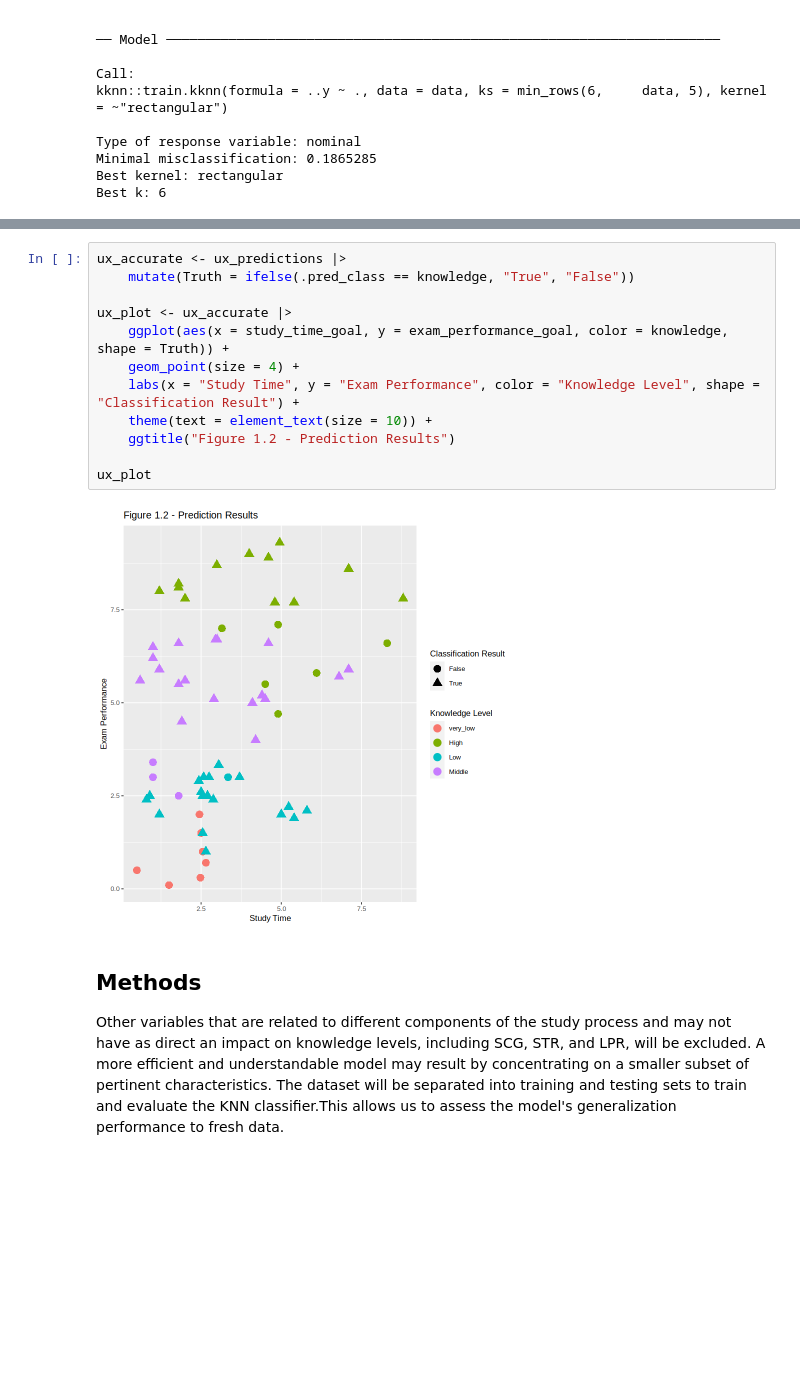
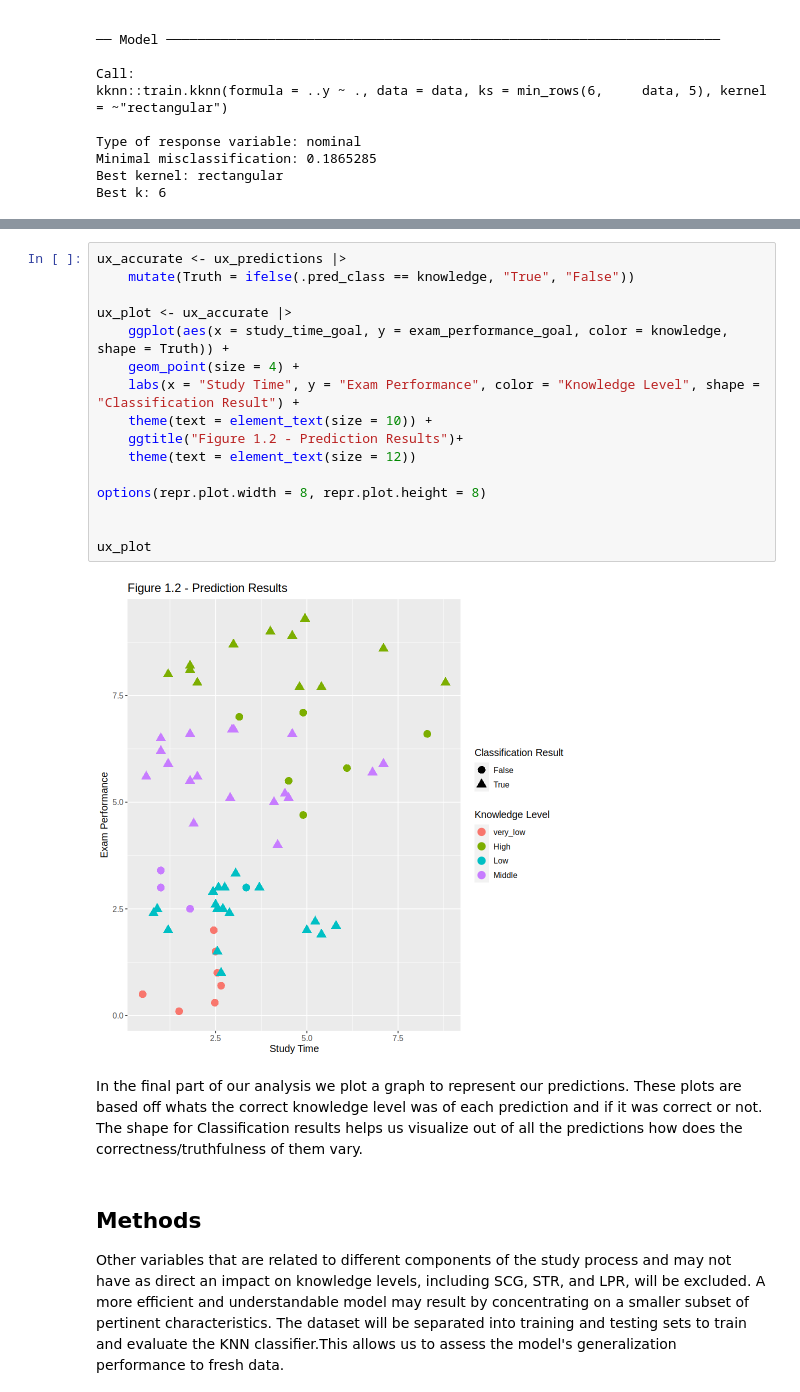
Before and after one commit to naomi-ng/DSCI100group_project, a Jupyter notebook: group_proposal.ipynb, the cells around one changed output, grey strips where cells are left out. Cells and saved outputs as stored; diff of their text form; blank space fills up the shorter version.

```diff
--- a/group_proposal.ipynb
+++ b/group_proposal.ipynb
@@ -311,17 +326,23 @@ Shiny tags cannot be represented in plain text (need html)
 # %%
 ux_accurate <- ux_predictions |>
     mutate(Truth = ifelse(.pred_class == knowledge, "True", "False"))
 
 ux_plot <- ux_accurate |>
     ggplot(aes(x = study_time_goal, y = exam_performance_goal, color = knowledge, shape = Truth)) +
     geom_point(size = 4) +
     labs(x = "Study Time", y = "Exam Performance", color = "Knowledge Level", shape = "Classification Result") +
     theme(text = element_text(size = 10)) +
-    ggtitle("Figure 1.2 - Prediction Results")
+    ggtitle("Figure 1.2 - Prediction Results")+
+    theme(text = element_text(size = 12))
+
+options(repr.plot.width = 8, repr.plot.height = 8)
+
 
 ux_plot
 # %% [output]
-[figure, old version]
+[figure, new version]
+# %% [markdown]
+In the final part of our analysis we plot a graph to represent our predictions. These plots are based off whats the correct knowledge level was of each prediction and if it was correct or not. The shape for Classification results helps us visualize out of all the predictions how does the correctness/truthfulness of them vary.
 # %% [markdown]
 ## Methods
 Other variables that are related to different components of the study process and may not have as direct an impact on knowledge levels, including SCG, STR, and LPR, will be excluded. A more efficient and understandable model may result by concentrating on a smaller subset of pertinent characteristics. The dataset will be separated into training and testing sets to train and evaluate the KNN classifier.This allows us to assess the model's generalization performance to fresh data.
```
Also changed, not shown: parts of 15 cells of this notebook.
